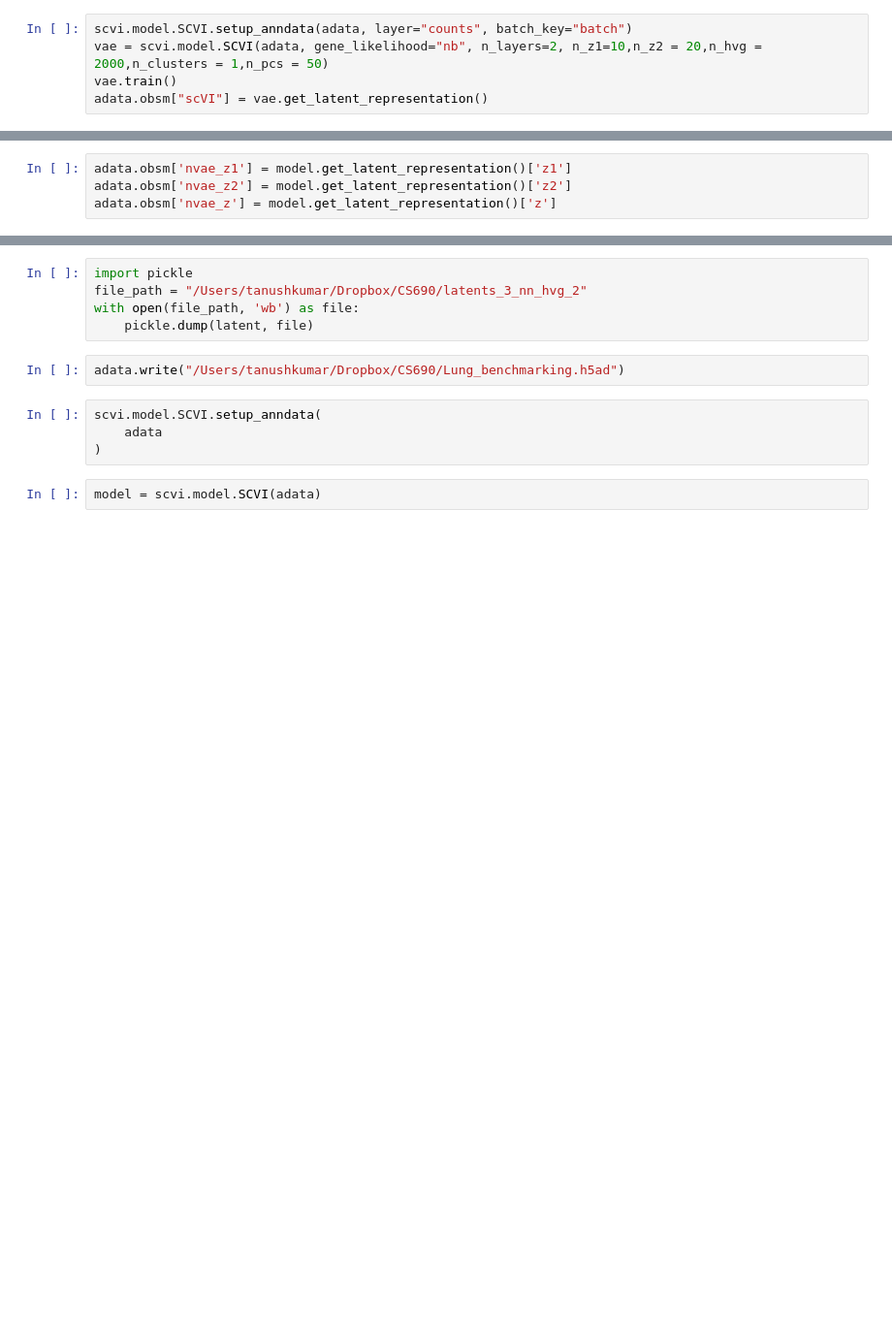
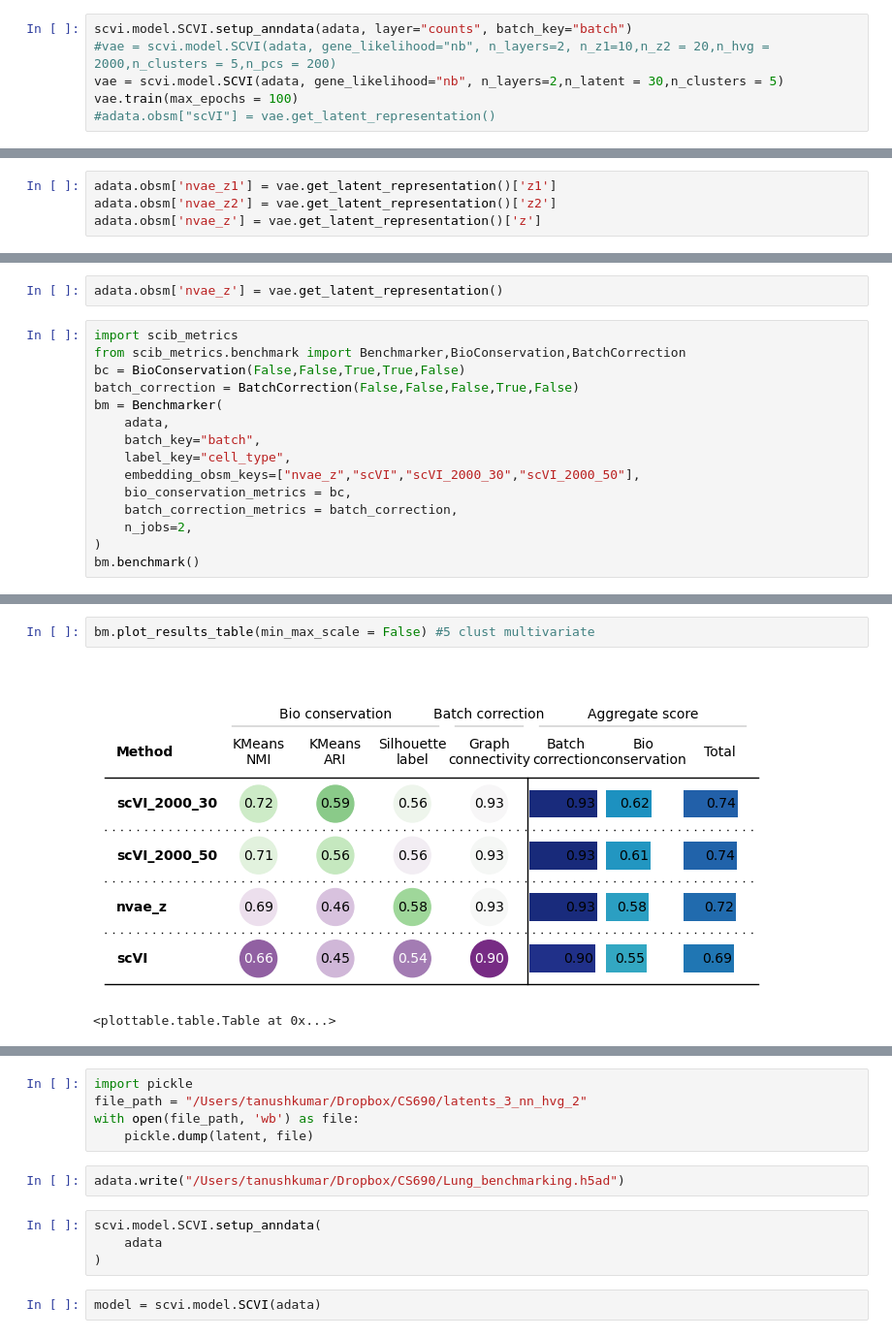
Before and after one commit to franticalien/CS690, a Jupyter notebook: Untitled3.ipynb, the cells around one changed output, grey strips where cells are left out. Shown: that part at 97% size. Cells and saved outputs as stored; diff of their text form; blank space fills up the shorter version.

```diff
--- a/Untitled3.ipynb
+++ b/Untitled3.ipynb
@@ -31,6 +20,7 @@ AnnData object with n_obs × n_vars = 32472 × 2000
 # %%
 scvi.model.SCVI.setup_anndata(adata, layer="counts", batch_key="batch")
-vae = scvi.model.SCVI(adata, gene_likelihood="nb", n_layers=2, n_z1=10,n_z2 = 20,n_hvg = 2000,n_clusters = 1,n_pcs = 50)
-vae.train()
-adata.obsm["scVI"] = vae.get_latent_representation()
+#vae = scvi.model.SCVI(adata, gene_likelihood="nb", n_layers=2, n_z1=10,n_z2 = 20,n_hvg = 2000,n_clusters = 5,n_pcs = 200)
+vae = scvi.model.SCVI(adata, gene_likelihood="nb", n_layers=2,n_latent = 30,n_clusters = 5)
+vae.train(max_epochs = 100)
+#adata.obsm["scVI"] = vae.get_latent_representation()
 # %% [output]
@@ -48,4 +31,4 @@ adata
 # %%
-adata.obsm['nvae_z1'] = model.get_latent_representation()['z1']
-adata.obsm['nvae_z2'] = model.get_latent_representation()['z2']
-adata.obsm['nvae_z'] = model.get_latent_representation()['z']
+adata.obsm['nvae_z1'] = vae.get_latent_representation()['z1']
+adata.obsm['nvae_z2'] = vae.get_latent_representation()['z2']
+adata.obsm['nvae_z'] = vae.get_latent_representation()['z']
@@ -53,0 +37,17 @@ latent = vae.get_latent_representation()
+# %%
+adata.obsm['nvae_z'] = vae.get_latent_representation()
+# %%
+import scib_metrics
+from scib_metrics.benchmark import Benchmarker,BioConservation,BatchCorrection
+bc = BioConservation(False,False,True,True,False)
+batch_correction = BatchCorrection(False,False,False,True,False)
+bm = Benchmarker(
+    adata,
+    batch_key="batch",
+    label_key="cell_type",
+    embedding_obsm_keys=["nvae_z","scVI","scVI_2000_30","scVI_2000_50"],
+    bio_conservation_metrics = bc,
+    batch_correction_metrics = batch_correction,
+    n_jobs=2,
+)
+bm.benchmark()
@@ -53,0 +76,5 @@ latent = vae.get_latent_representation()
+# %%
+bm.plot_results_table(min_max_scale = False) #5 clust multivariate
+# %% [output]
+[figure, added]
+<plottable.table.Table at 0x...>
```
Also changed, not shown: parts of 47 cells of this notebook, 10 other files.
